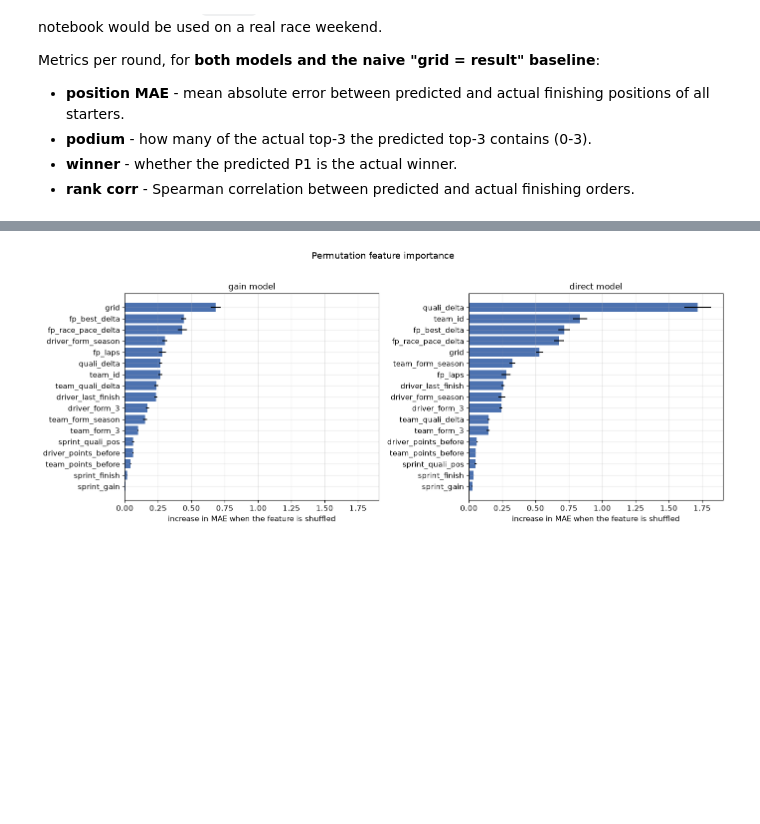
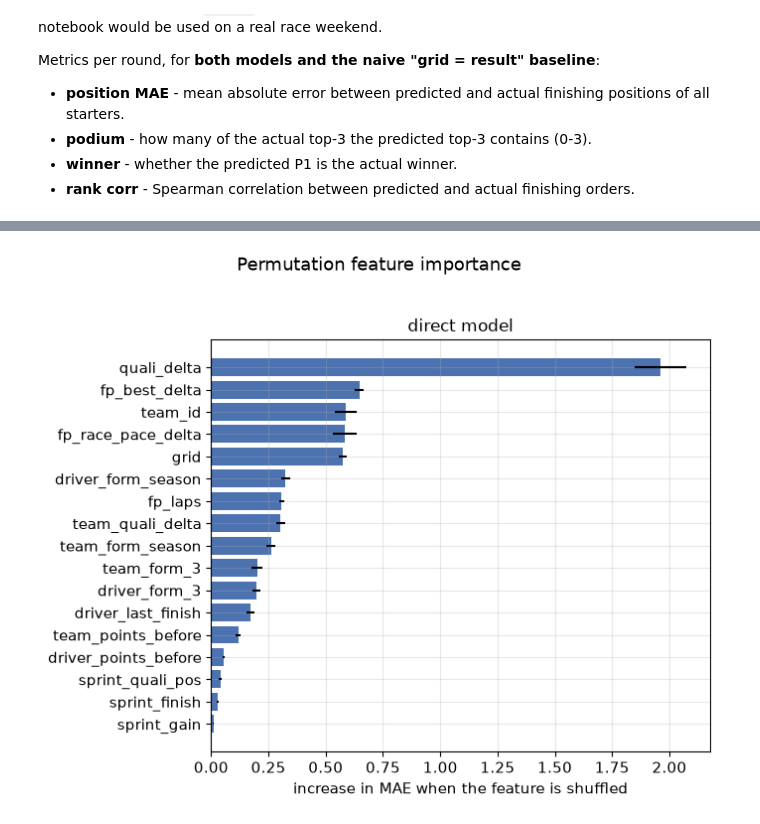
Before and after one commit to scgon/Formula1RaceAndGridPredictor, a Jupyter notebook: notebooks/race_predictions.ipynb, the cells around one changed output, grey strips where cells are left out. Saved outputs shown, nothing was run; the diff lists cells and outputs as text; code cells hidden in the pictures; blank space fills up the shorter version.

```diff
--- a/notebooks/race_predictions.ipynb
+++ b/notebooks/race_predictions.ipynb
@@ -755,21 +938,35 @@ if TARGET_ROUND is not None:
     elif quali_utc is not None and quali_utc < now:
         mode = "pre"
     else:
-        raise SystemExit(f"round {target_round}: qualifying has not happened yet")
+        mode = "prequali"
+        print(f"qualifying for round {target_round} has not happened yet,")
+        print("so the direct model predicts it without a grid (the gain model needs one)")
 elif upcoming_rows and session_utc(upcoming_rows[0], "Qualifying") is not None and session_utc(upcoming_rows[0], "Qualifying") < now:
     target_round = int(upcoming_rows[0]["RoundNumber"])
     event_name = str(upcoming_rows[0]["EventName"])
     mode = "pre"
+elif upcoming_rows:
+    target_round = int(upcoming_rows[0]["RoundNumber"])
+    event_name = str(upcoming_rows[0]["EventName"])
+    mode = "prequali"
+    print(f"qualifying for the next round ({event_name}) has not happened yet,")
+    print("so the direct model predicts it without a grid (the gain model needs one)")
+    practice_done = any(session_utc(upcoming_rows[0], name) is not None
+                        and session_utc(upcoming_rows[0], name) < now - PRACTICE_BUFFER
+                        for name in ("Practice 3", "Practice 2", "Practice 1"))
+    if not practice_done:
+        print("no practice sessions have finished yet, so the prediction relies on season form only -")
+        print("run again after practice (or qualifying) for sharper predictions")
 else:
-    if upcoming_rows:
-        print(f"qualifying for the next round ({upcoming_rows[0]['EventName']}) has not happened yet,")
-        print("so the notebook demonstrates on the last completed race instead")
-    else:
-        print(f"the {SEASON} season is over, demonstrating on the final round")
+    print(f"the {SEASON} season is over, demonstrating on the final round")
     target_round = int(data["round"].max())
     event_name = str(data.loc[data["round"] == target_round, "event"].iloc[0])
     mode = "post"
 
-print(f"target: round {target_round} - {event_name} - "
-      f"{'real prediction (race has not happened)' if mode == 'pre' else 'completed race, scored vs the actual result'}")
+mode_label = {
+    "pre": "real prediction (race has not happened)",
+    "prequali": "pre-quali prediction (direct model only, no grid yet)",
+    "post": "completed race, scored vs the actual result",
+}[mode]
+print(f"target: round {target_round} - {event_name} - {mode_label}")
 # %% [output]
@@ -870,27 +1123,33 @@ if mode == "post":
 # %%
-fig, axes = plt.subplots(1, 2, figsize=(14, 5.5), sharex=True)
-for ax, model, name in ((axes[0], gain_model, "gain model"), (axes[1], direct_model, "direct model")):
+if mode == "prequali":
+    fig, ax = plt.subplots(figsize=(7, 5.5))
+    model_axes = ((ax, direct_model, "direct model", direct_used),)
+else:
+    fig, axes = plt.subplots(1, 2, figsize=(14, 5.5), sharex=True)
+    model_axes = ((axes[0], gain_model, "gain model", gain_used),
+                  (axes[1], direct_model, "direct model", direct_used))
+for ax, model, name, used in model_axes:
     if name == "gain model":
         target_y = (train_set["finish"] - train_set["grid"]).to_numpy(dtype=float)
     else:
         target_y = train_set["finish"].to_numpy(dtype=float)
     imp = permutation_importance(
         model,
-        train_set[FEATURES].to_numpy(dtype=float),
+        train_set[used].to_numpy(dtype=float),
         target_y,
         scoring="neg_mean_absolute_error",
         n_repeats=5,
         random_state=42,
     )
     order = np.argsort(imp.importances_mean)
-    ax.barh(np.array(FEATURES)[order], imp.importances_mean[order],
+    ax.barh(np.array(used)[order], imp.importances_mean[order],
             xerr=imp.importances_std[order], color="#4c72b0")
     ax.set(xlabel="increase in MAE when the feature is shuffled", title=name)
 fig.suptitle("Permutation feature importance", y=1.02)
 fig.tight_layout()
 plt.show()
 # %% [output]
-[figure, old version]
+[figure, new version]
 # %% [markdown]
 ## 8. Takeaways & next steps
 
```
Also changed, not shown: parts of 22 cells of this notebook, 30 other files.
